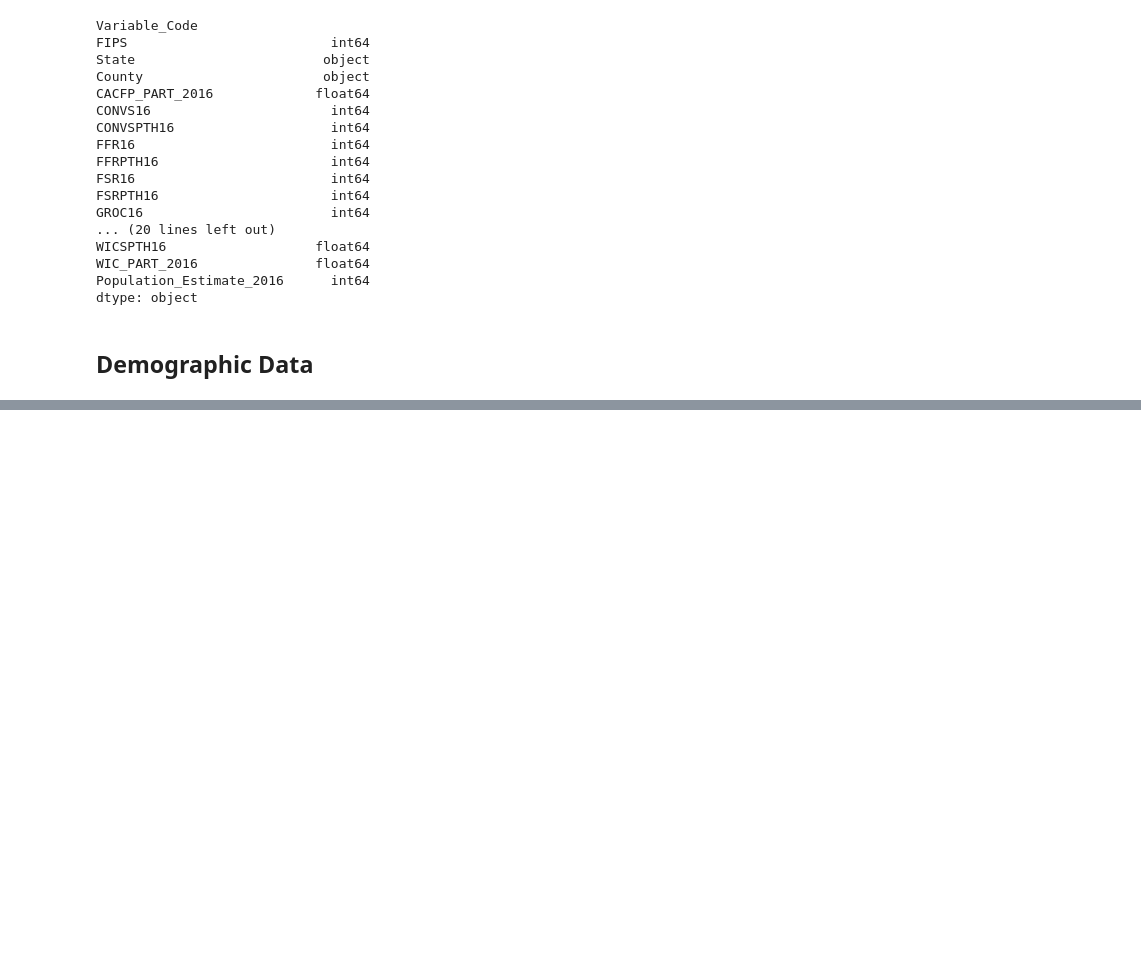
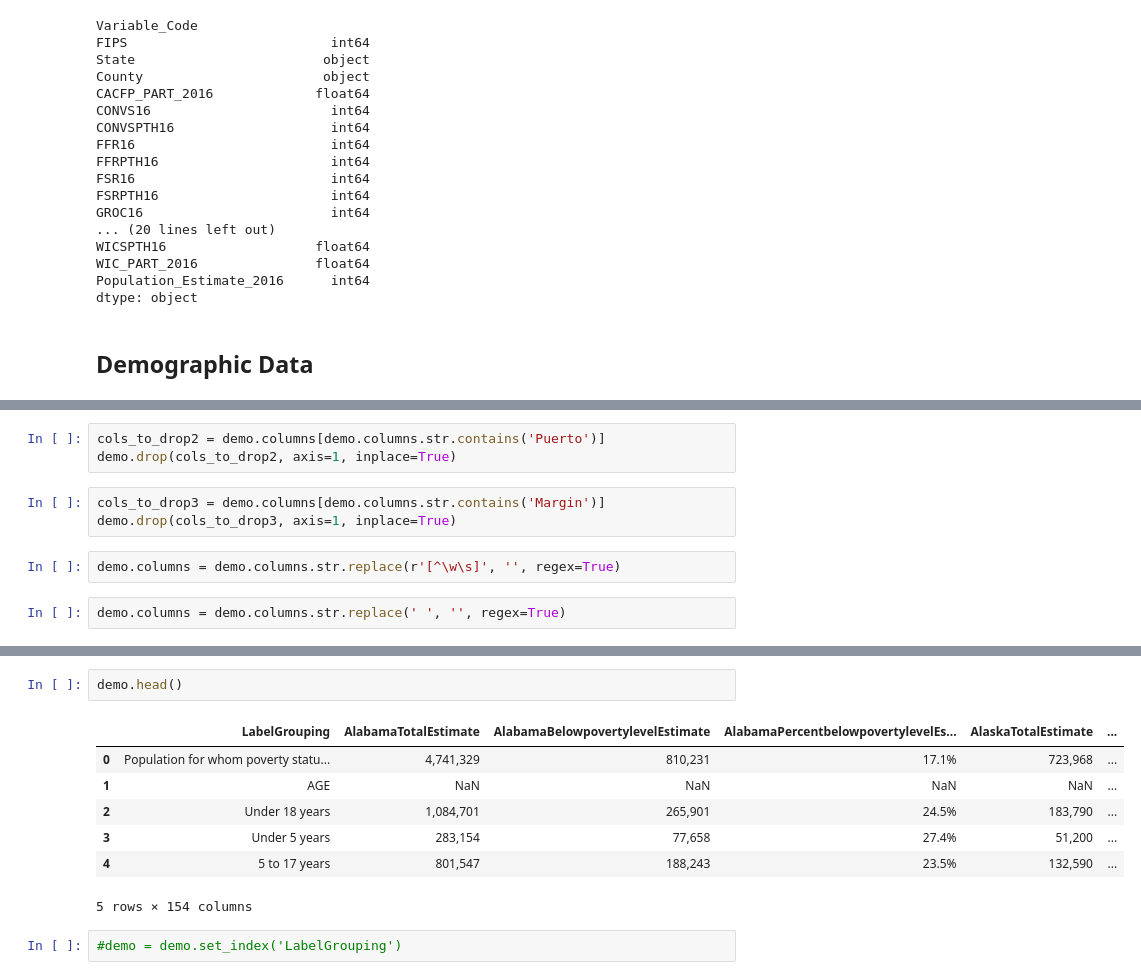
Before and after one commit to gabbycjames/DataScience_Capstone, a Jupyter notebook: DataWrangling2.ipynb, the cells around one changed output, grey strips where cells are left out. Cells and saved outputs as stored; diff of their text form; blank space fills up the shorter version.

```diff
--- a/DataWrangling2.ipynb
+++ b/DataWrangling2.ipynb
@@ -694,0 +873,10 @@ data_state_county = pd.read_csv(file_food_atlas)
+# %%
+cols_to_drop2 = demo.columns[demo.columns.str.contains('Puerto')]
+demo.drop(cols_to_drop2, axis=1, inplace=True)
+# %%
+cols_to_drop3 = demo.columns[demo.columns.str.contains('Margin')]
+demo.drop(cols_to_drop3, axis=1, inplace=True)
+# %%
+demo.columns = demo.columns.str.replace(r'[^\w\s]', '', regex=True)
+# %%
+demo.columns = demo.columns.str.replace(' ', '', regex=True)
@@ -694,0 +902,12 @@ data_state_county = pd.read_csv(file_food_atlas)
+# %%
+demo.head()
+# %% [output]
+|  | LabelGrouping | AlabamaTotalEstimate | AlabamaBelowpovertylevelEstimate | AlabamaPercentbelowpovertylevelEs... | AlaskaTotalEstimate | ... |
+| 0 | Population for whom poverty statu... | 4,741,329 | 810,231 | 17.1% | 723,968 | ... |
+| 1 | AGE | NaN | NaN | NaN | NaN | ... |
+| 2 | Under 18 years | 1,084,701 | 265,901 | 24.5% | 183,790 | ... |
+| 3 | Under 5 years | 283,154 | 77,658 | 27.4% | 51,200 | ... |
+| 4 | 5 to 17 years | 801,547 | 188,243 | 23.5% | 132,590 | ... |
+5 rows × 154 columns
+# %%
+#demo = demo.set_index('LabelGrouping')
```
Also changed, not shown: parts of 22 cells of this notebook.
